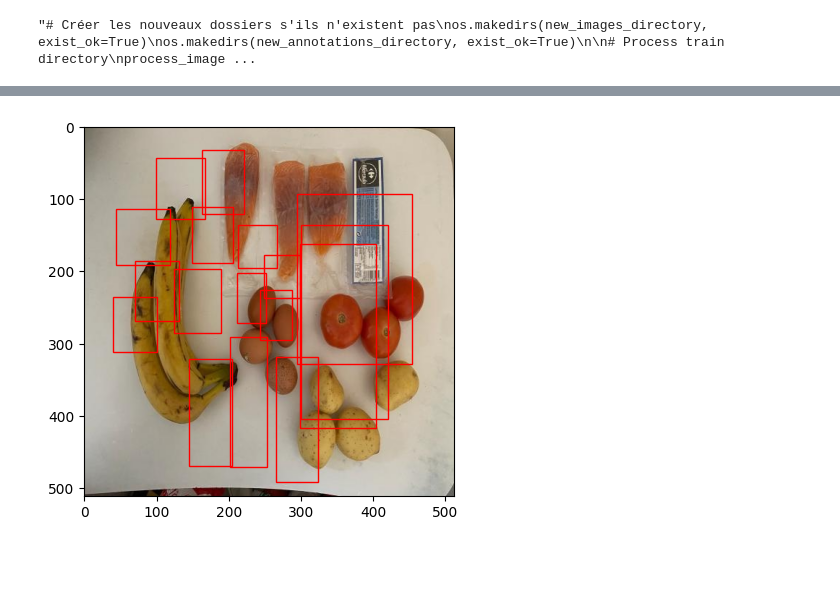
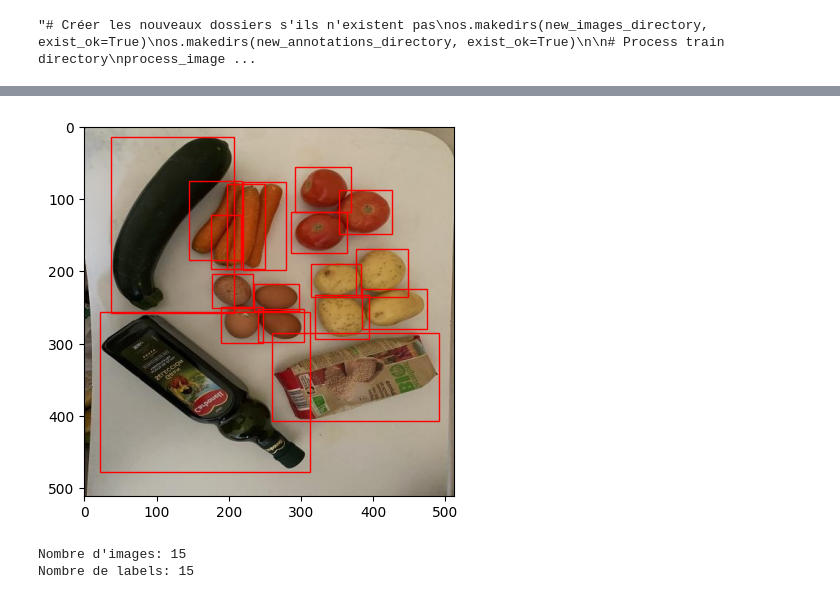
Before and after one commit to monsieurgoodmood/EpicureAi, a Jupyter notebook: Test generate image.ipynb, the cells around one changed output, grey strips where cells are left out. Cells and saved outputs as stored; diff of their text form; code cells hidden in the pictures; blank space fills up the shorter version.

```diff
--- a/Test generate image.ipynb
+++ b/Test generate image.ipynb
@@ -170,33 +131,33 @@ Nombre de labels: 750
 # %%
 import matplotlib.pyplot as plt
 import matplotlib.patches as patches
 
 def show_image_with_annotations(image_file, annotation_file):
     # Lire l'image
     image = cv2.imread(image_file)
     image = cv2.cvtColor(image, cv2.COLOR_BGR2RGB)  # Convertir de BGR en RGB
 
     # Lire les annotations
     with open(annotation_file, 'r') as file:
         annotations = file.readlines()
 
     # Afficher l'image
     fig, ax = plt.subplots(1)
     ax.imshow(image)
 
     # Dessiner les boîtes englobantes
     for annotation in annotations:
         class_id, x_center, y_center, width, height = map(float, annotation.split())
         x_center, y_center, width, height = x_center * image.shape[1], y_center * image.shape[0], width * image.shape[1], height * image.shape[0]
         rect = patches.Rectangle((x_center - width / 2, y_center - height / 2), width, height, linewidth=1, edgecolor='r', facecolor='none')
         ax.add_patch(rect)
 
     plt.show()
 
 # Test avec une image et son label
-sample_image_file = os.path.join(new_images_directory, "transformed_image_200.jpg")
-sample_annotation_file = os.path.join(new_annotations_directory, "transformed_annotation_200.txt")
+sample_image_file = os.path.join(new_images_directory, "flip_image_24.jpg")
+sample_annotation_file = os.path.join(new_annotations_directory, "flip_annotation_24.txt")
 
 show_image_with_annotations(sample_image_file, sample_annotation_file)
 # %% [output]
-[figure, old version]
+[figure, new version]
@@ -202,0 +263,17 @@ show_image_with_annotations(sample_image_file, sample_annotation_file)
+# %%
+def count_files(directory):
+    return len([name for name in os.listdir(directory) if os.path.isfile(os.path.join(directory, name))])
+
+# Chemins des dossiers mis à jour pour les images et annotations transformées
+rotated_images_directory = os.path.join(new_dataset_directory, "images")
+rotated_annotations_directory = os.path.join(new_dataset_directory, "labels")
+
+# Compter les fichiers dans les dossiers
+num_images = count_files(rotated_images_directory)
+num_labels = count_files(rotated_annotations_directory)
+
+print("Nombre d'images:", num_images)
+print("Nombre de labels:", num_labels)
+# %% [output]
+Nombre d'images: 15
+Nombre de labels: 15
```
Also changed, not shown: parts of 15 cells of this notebook, 1 other file.
